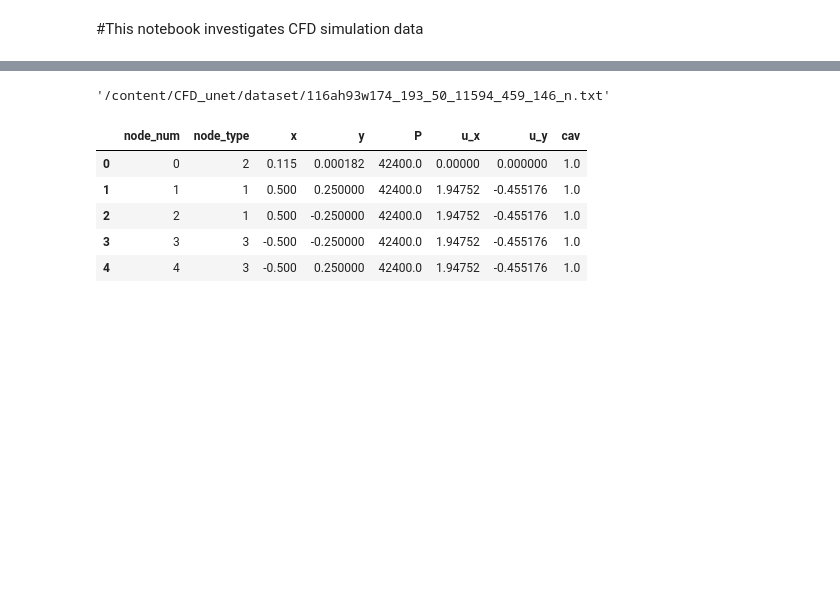
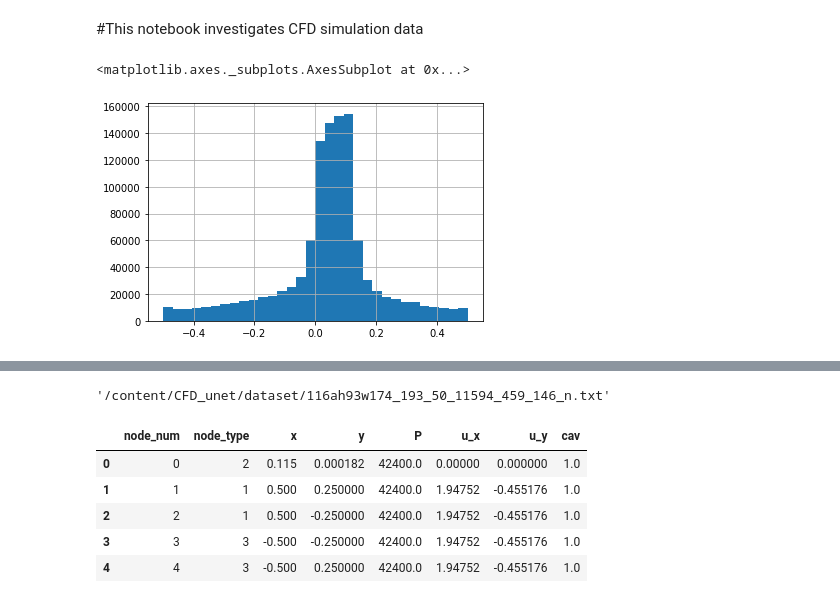
Before and after one commit to SergeyAnufriev/CFD_unet, a Jupyter notebook: notebooks/Mesh_data_EDA.ipynb, the cells around one changed output, grey strips where cells are left out. Drawn from its saved outputs; the diff is of its cells as text; code cells hidden in the pictures; blank space fills up the shorter version.

```diff
--- a/notebooks/Mesh_data_EDA.ipynb
+++ b/notebooks/Mesh_data_EDA.ipynb
@@ -33,3 +33,10 @@ def read_file_n(dir_):
   return df
 # %%
 df = read_file_n(files_n[17])
+# %%
+df_total = pd.concat([read_file_n(x) for x in files_n])
+# %%
+df_total['x'].hist(bins=32)
+# %% [output]
+<matplotlib.axes._subplots.AxesSubplot at 0x...>
+[figure, added]
```
Also changed, not shown: parts of 7 cells of this notebook.
